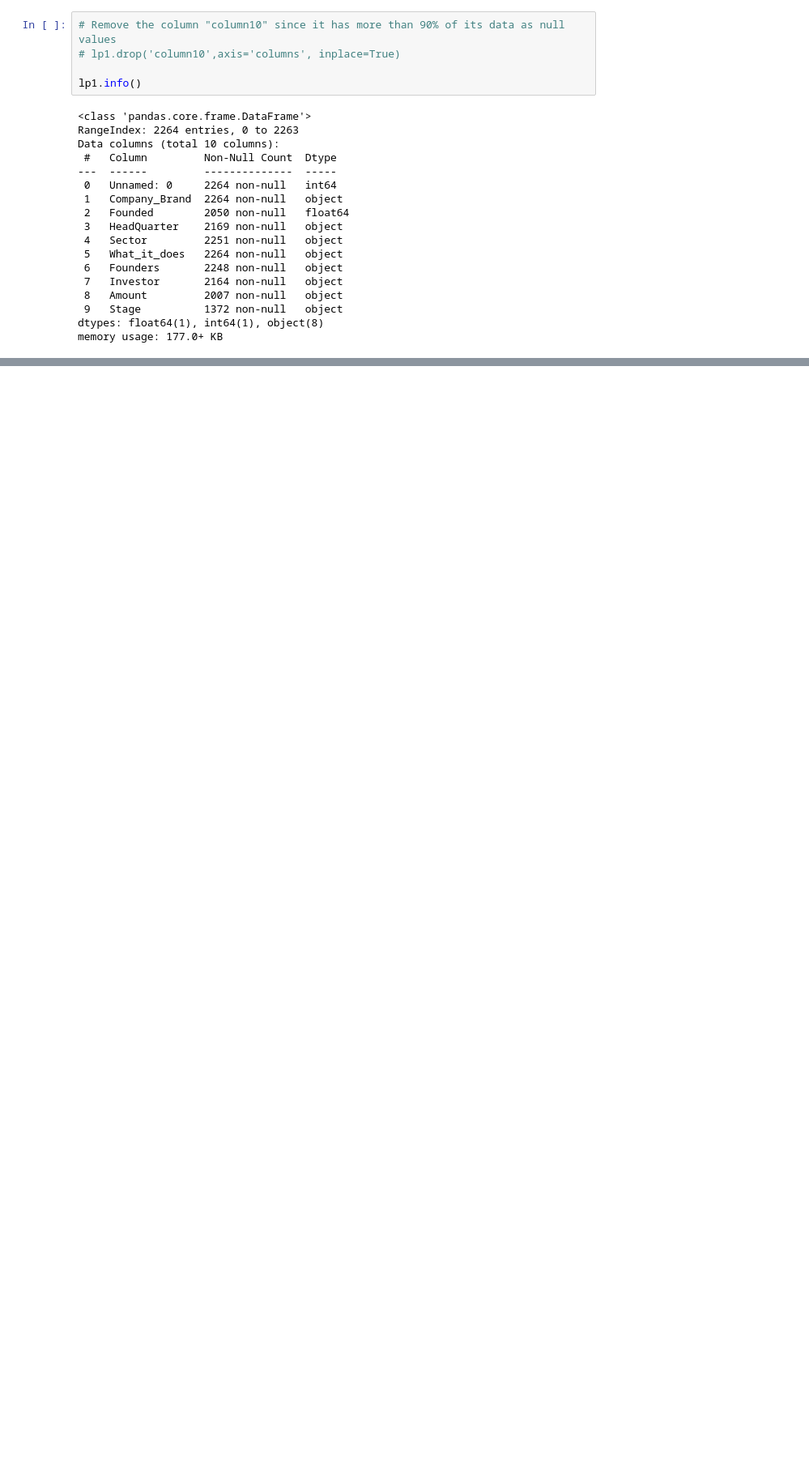
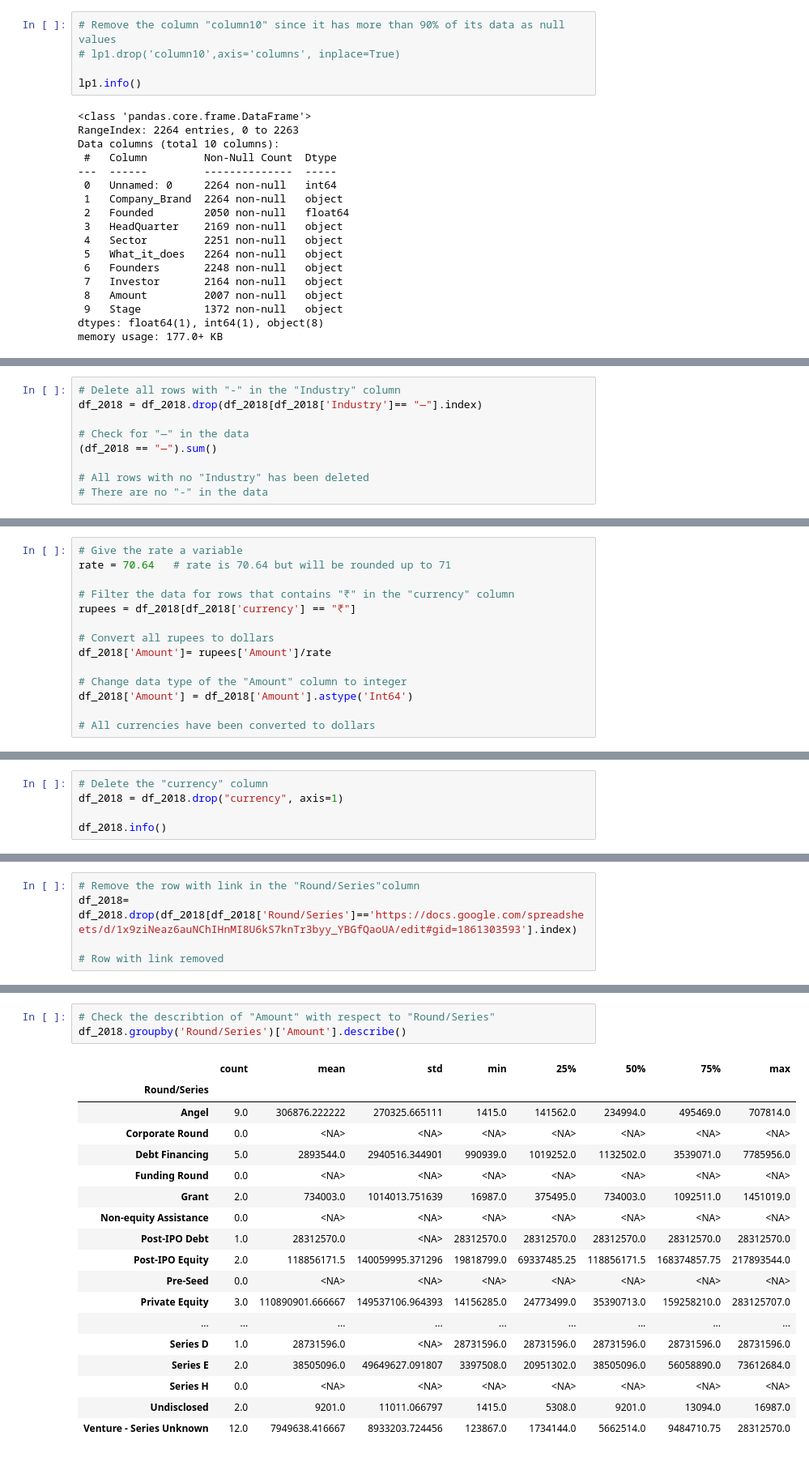
Before and after one commit to Kwamena-A-Yamoah/Indian-Start-up-Funding-Analysis, a Jupyter notebook: Notebooks/Indian_start-up_analysis.ipynb, the cells around one changed output, grey strips where cells are left out. Shown at 81% size. Saved outputs shown, nothing was run; the diff lists cells and outputs as text; blank space fills up the shorter version.

Commit message:
Clean the Amount and Round/Series column

```diff
--- a/Notebooks/Indian_start-up_analysis.ipynb
+++ b/Notebooks/Indian_start-up_analysis.ipynb
@@ -205,0 +363,9 @@ memory usage: 177.0+ KB
+# %%
+# Delete all rows with "-" in the "Industry" column
+df_2018 = df_2018.drop(df_2018[df_2018['Industry']== "—"].index)
+
+# Check for "—" in the data
+(df_2018 == "—").sum()
+
+# All rows with no "Industry" has been deleted
+# There are no "-" in the data
@@ -205,0 +429,14 @@ memory usage: 177.0+ KB
+# %%
+# Give the rate a variable
+rate = 70.64   # rate is 70.64 but will be rounded up to 71
+
+# Filter the data for rows that contains "₹" in the "currency" column
+rupees = df_2018[df_2018['currency'] == "₹"]
+
+# Convert all rupees to dollars
+df_2018['Amount']= rupees['Amount']/rate
+
+# Change data type of the "Amount" column to integer
+df_2018['Amount'] = df_2018['Amount'].astype('Int64')
+
+# All currencies have been converted to dollars
@@ -205,0 +453,5 @@ memory usage: 177.0+ KB
+# %%
+# Delete the "currency" column
+df_2018 = df_2018.drop("currency", axis=1)
+
+df_2018.info()
@@ -205,0 +485,5 @@ memory usage: 177.0+ KB
+# %%
+# Remove the row with link in the "Round/Series"column
+df_2018= df_2018.drop(df_2018[df_2018['Round/Series']=='https://docs.google.com/spreadsheets/d/1x9ziNeaz6auNChIHnMI8U6kS7knTr3byy_YBGfQaoUA/edit#gid=1861303593'].index)
+
+# Row with link removed
@@ -205,0 +512,22 @@ memory usage: 177.0+ KB
+# %%
+# Check the describtion of "Amount" with respect to "Round/Series"
+df_2018.groupby('Round/Series')['Amount'].describe()
+# %% [output]
+|  | count | mean | std | min | 25% | 50% | 75% | max |
+| Round/Series |  |  |  |  |  |  |  |  |
+| Angel | 9.0 | 306876.222222 | 270325.665111 | 1415.0 | 141562.0 | 234994.0 | 495469.0 | 707814.0 |
+| Corporate Round | 0.0 | <NA> | <NA> | <NA> | <NA> | <NA> | <NA> | <NA> |
+| Debt Financing | 5.0 | 2893544.0 | 2940516.344901 | 990939.0 | 1019252.0 | 1132502.0 | 3539071.0 | 7785956.0 |
+| Funding Round | 0.0 | <NA> | <NA> | <NA> | <NA> | <NA> | <NA> | <NA> |
+| Grant | 2.0 | 734003.0 | 1014013.751639 | 16987.0 | 375495.0 | 734003.0 | 1092511.0 | 1451019.0 |
+| Non-equity Assistance | 0.0 | <NA> | <NA> | <NA> | <NA> | <NA> | <NA> | <NA> |
+| Post-IPO Debt | 1.0 | 28312570.0 | <NA> | 28312570.0 | 28312570.0 | 28312570.0 | 28312570.0 | 28312570.0 |
+| Post-IPO Equity | 2.0 | 118856171.5 | 140059995.371296 | 19818799.0 | 69337485.25 | 118856171.5 | 168374857.75 | 217893544.0 |
+| Pre-Seed | 0.0 | <NA> | <NA> | <NA> | <NA> | <NA> | <NA> | <NA> |
+| Private Equity | 3.0 | 110890901.666667 | 149537106.964393 | 14156285.0 | 24773499.0 | 35390713.0 | 159258210.0 | 283125707.0 |
+| ... | ... | ... | ... | ... | ... | ... | ... | ... |
+| Series D | 1.0 | 28731596.0 | <NA> | 28731596.0 | 28731596.0 | 28731596.0 | 28731596.0 | 28731596.0 |
+| Series E | 2.0 | 38505096.0 | 49649627.091807 | 3397508.0 | 20951302.0 | 38505096.0 | 56058890.0 | 73612684.0 |
+| Series H | 0.0 | <NA> | <NA> | <NA> | <NA> | <NA> | <NA> | <NA> |
+| Undisclosed | 2.0 | 9201.0 | 11011.066797 | 1415.0 | 5308.0 | 9201.0 | 13094.0 | 16987.0 |
+| Venture - Series Unknown | 12.0 | 7949638.416667 | 8933203.724456 | 123867.0 | 1734144.0 | 5662514.0 | 9484710.75 | 28312570.0 |
```
Also changed, not shown: parts of 31 cells of this notebook.
